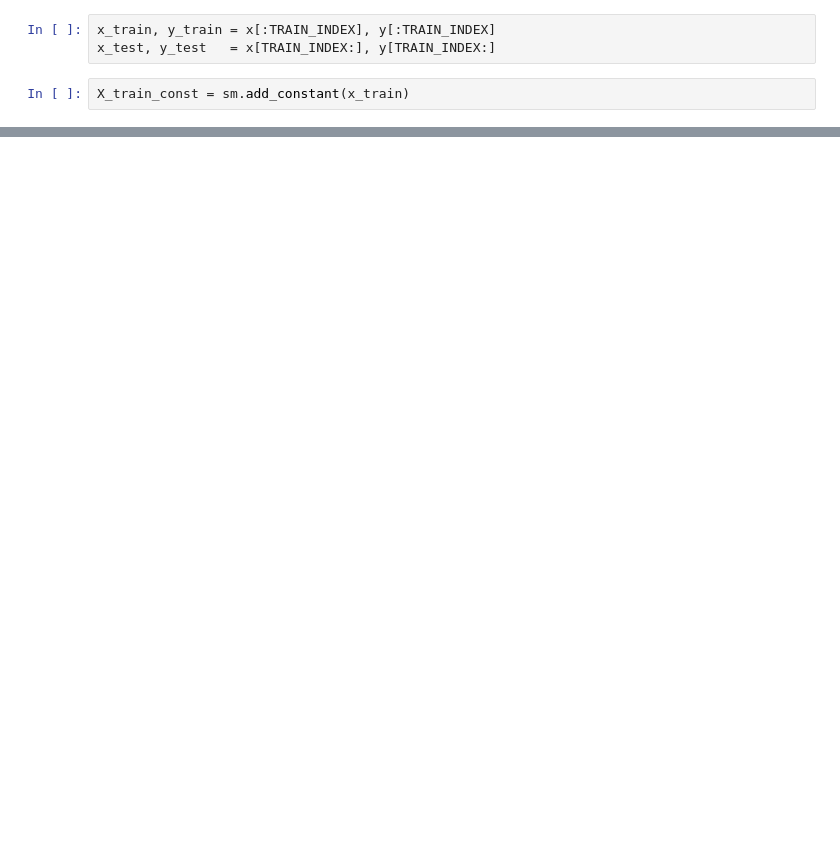
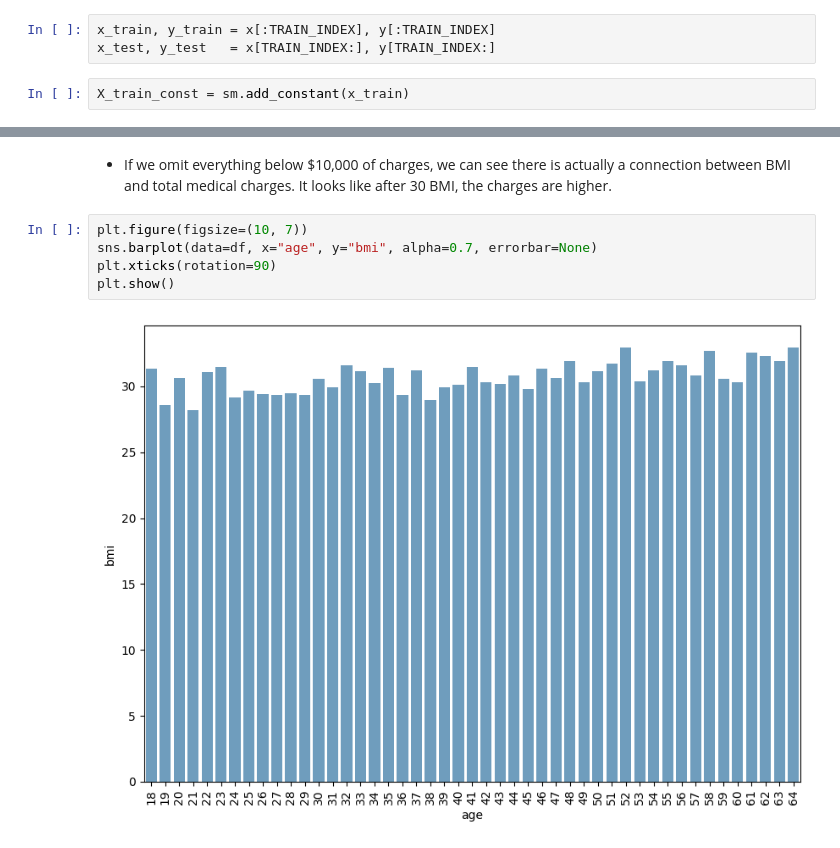
Before and after one commit to RJUNCC/data-modeling-sp500-forecasting, a Jupyter notebook: medical_insurance_cost.ipynb, the cells around one changed output, grey strips where cells are left out. Saved outputs shown, nothing was run; the diff lists cells and outputs as text; blank space fills up the shorter version.

Commit message:
Finished medical insurance notebook

```diff
--- a/medical_insurance_cost.ipynb
+++ b/medical_insurance_cost.ipynb
@@ -169,0 +359,9 @@ Notes:
+# %% [markdown]
+- If we omit everything below $10,000 of charges, we can see there is actually a connection between BMI and total medical charges. It looks like after 30 BMI, the charges are higher.
+# %%
+plt.figure(figsize=(10, 7))
+sns.barplot(data=df, x="age", y="bmi", alpha=0.7, errorbar=None)
+plt.xticks(rotation=90)
+plt.show()
+# %% [output]
+[figure, added]
```
Also changed, not shown: parts of 34 cells of this notebook.
